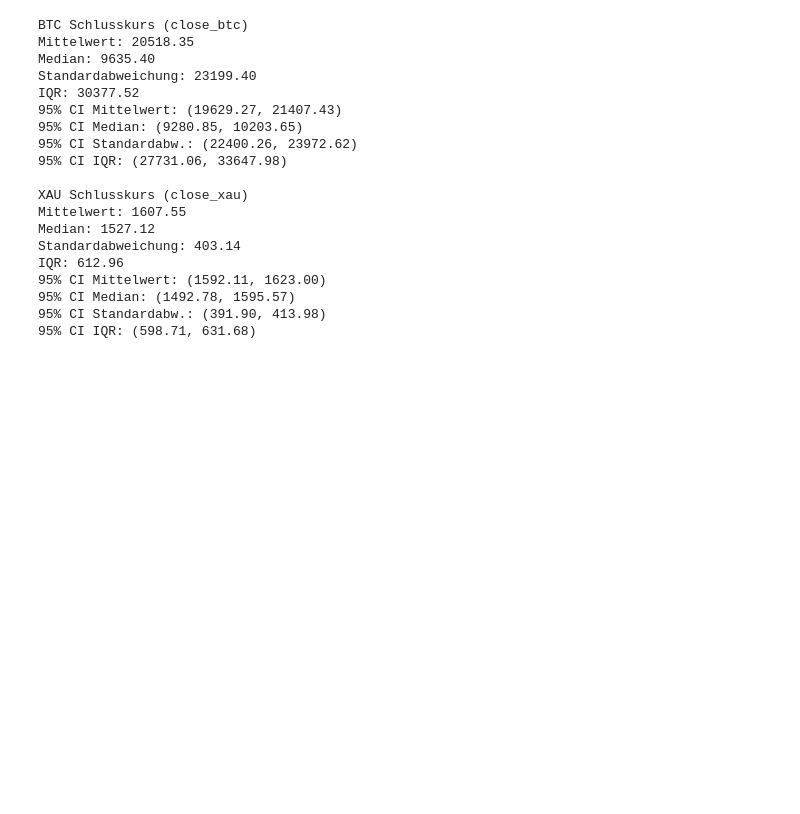
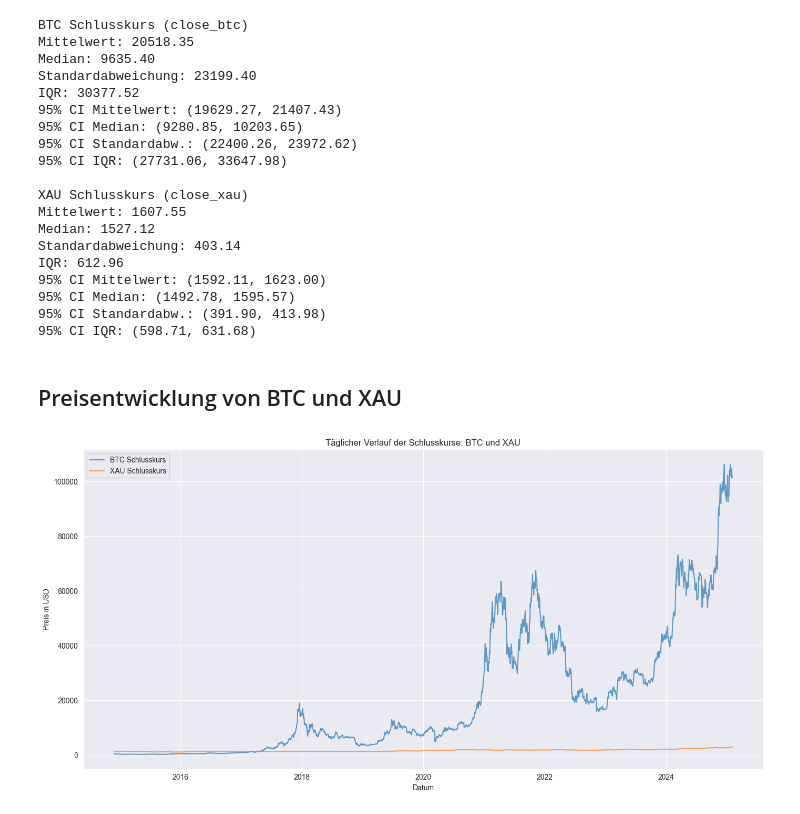
Before and after one commit to mohammadtaiba/DataVision, a Jupyter notebook: notebooks/btc_vs_gold.ipynb, the cells around one changed output. Cells and saved outputs as stored; diff of their text form; code cells hidden in the pictures; blank space fills up the shorter version.

Commit message:
Update btc_vs_gold.ipynb, visualisierung hinzugefügt: [Preisentwicklung linear + logarithmisch, Korrelation, Scatterplot, Boxplot, Hexagonales Binning]

```diff
--- a/notebooks/btc_vs_gold.ipynb
+++ b/notebooks/btc_vs_gold.ipynb
@@ -98,3 +98,26 @@ IQR: 612.96
 95% CI Median: (1492.78, 1595.57)
 95% CI Standardabw.: (391.90, 413.98)
 95% CI IQR: (598.71, 631.68)
+# %% [markdown]
+## Preisentwicklung von BTC und XAU
+# %%
+import pandas as pd
+import matplotlib.pyplot as plt
+import seaborn as sns
+
+# Datensatz laden (aus final_merged_dataset.csv)
+df = pd.read_csv('../dataset/output/final_merged_dataset.csv', parse_dates=['date'])
+
+# Tagesdiagramm BTC und XAU Schlusskurse
+plt.figure(figsize=(14, 7))
+plt.plot(df['date'], df['close_btc'], label='BTC Schlusskurs', alpha=0.7)
+plt.plot(df['date'], df['close_xau'], label='XAU Schlusskurs', alpha=0.7)
+plt.title('Täglicher Verlauf der Schlusskurse: BTC und XAU')
+plt.xlabel('Datum')
+plt.ylabel('Preis in USD')
+plt.legend()
+plt.grid(True)
+plt.tight_layout()
+plt.show()
+# %% [output]
+[figure, added]
```
Also changed, not shown: parts of 10 cells of this notebook, 1 other file.
